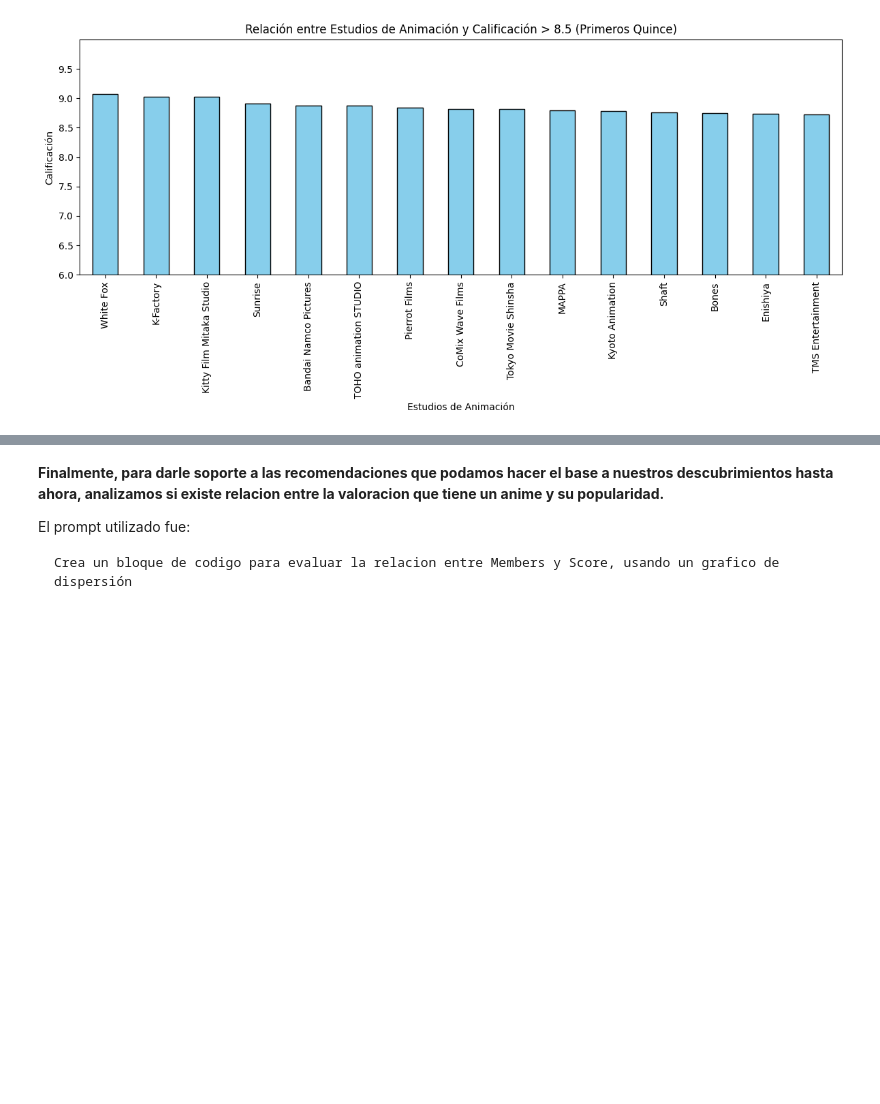
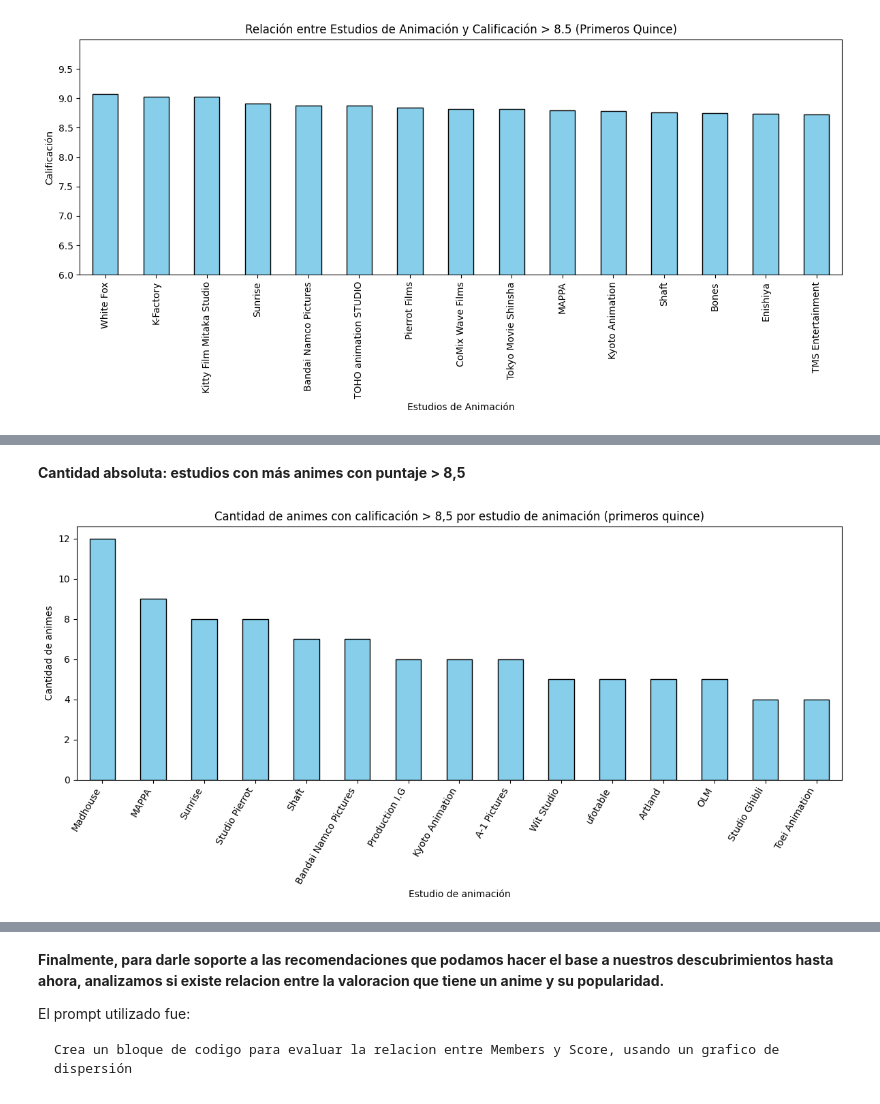
Before and after one commit to bondiolandia/TP_Laboratorio_de_M-todos_Cuantitativos_2026, a Jupyter notebook: notebook_Evolucion_del_Anime.ipynb, the cells around one changed output, grey strips where cells are left out. Drawn from its saved outputs; the diff is of its cells as text; code cells hidden in the pictures; blank space fills up the shorter version.

Commit message:
recupero lic y estudios absoluto, sumo proporcion

```diff
--- a/notebook_Evolucion_del_Anime.ipynb
+++ b/notebook_Evolucion_del_Anime.ipynb
@@ -770,0 +816,18 @@ plt.show()
+# %% [markdown]
+**Cantidad absoluta: estudios con más animes con puntaje > 8,5**
+# %%
+est_exc = excelentes.assign(Studios=excelentes["Studios"].str.split(", ")).explode("Studios")
+
+cant_est = est_exc["Studios"].value_counts().head(15)
+
+plt.figure(figsize=(12, 6))
+cant_est.plot(kind="bar", color="skyblue", edgecolor="black")
+plt.title("Cantidad de animes con calificación > 8,5 por estudio de animación (primeros quince)")
+plt.xlabel("Estudio de animación")
+plt.ylabel("Cantidad de animes")
+plt.xticks(rotation=60, ha="right")
+plt.tight_layout()
+plt.savefig("cantidad_excelentes_por_estudio.png", dpi=150)
+plt.show()
+# %% [output]
+[figure, added]
```
Also changed, not shown: parts of 15 cells of this notebook.
